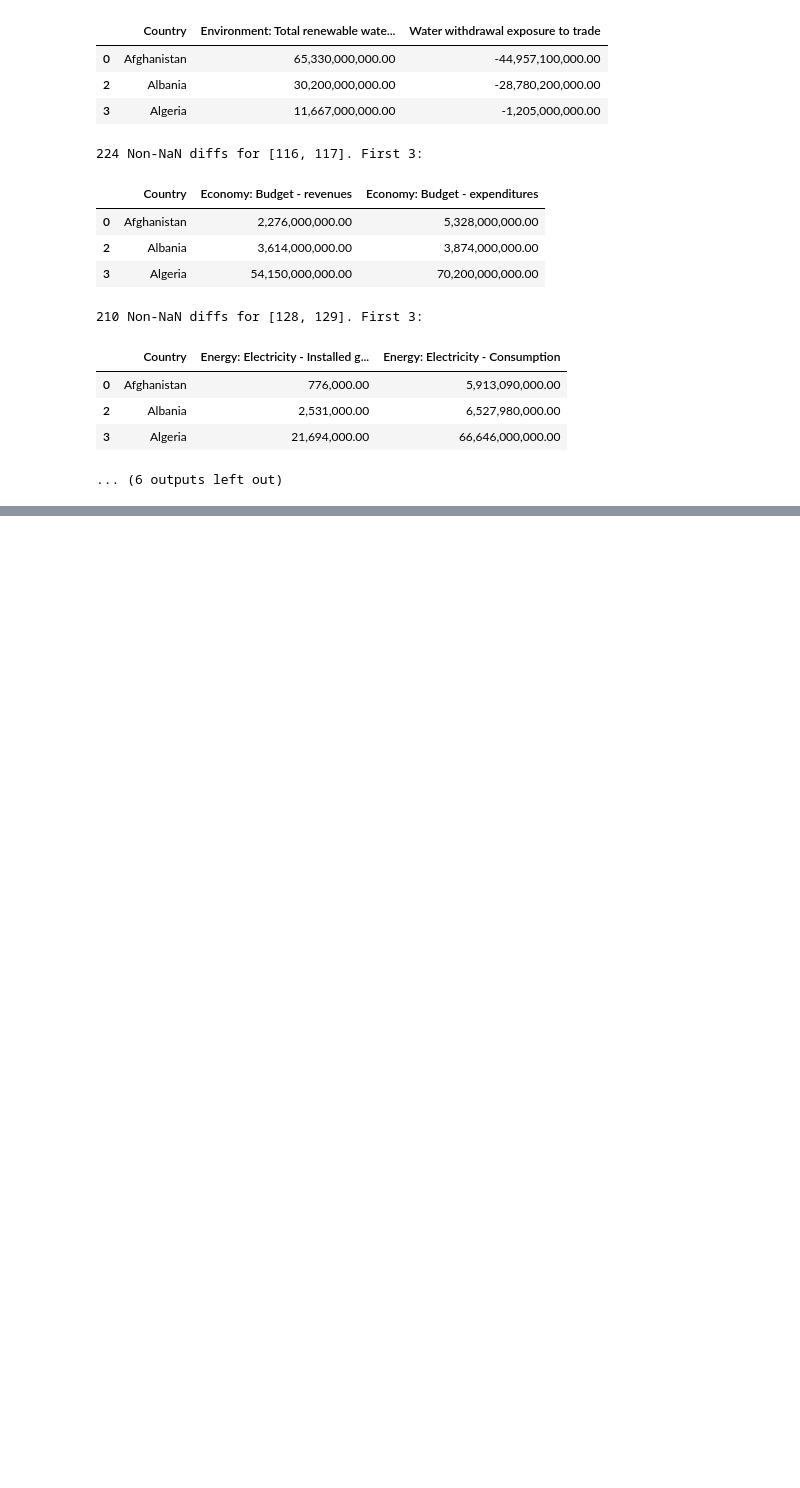
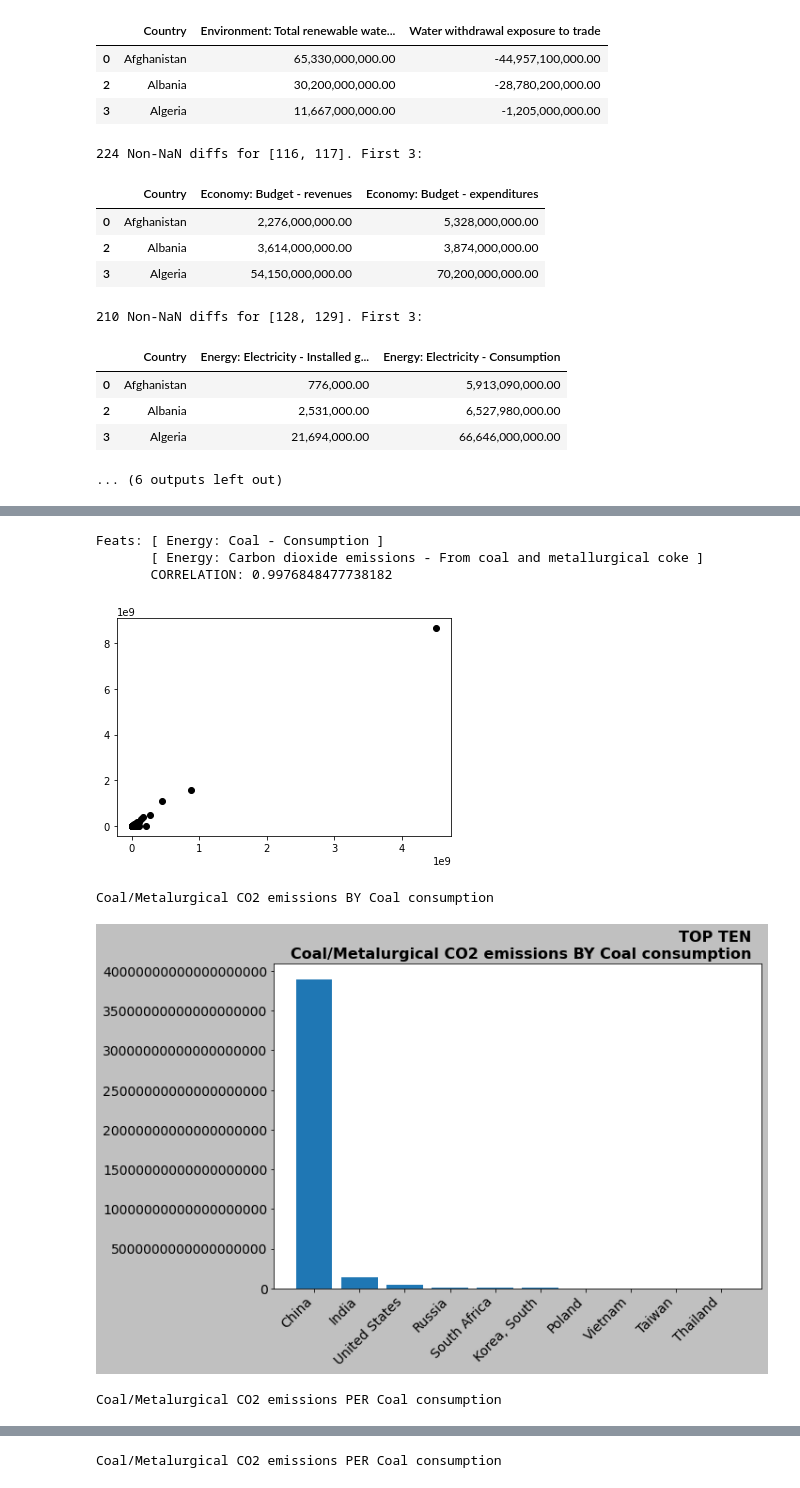
Before and after one commit to romstroller/ciaFactbook, a Jupyter notebook: ciaFBtest.ipynb, the cells around one changed output, grey strips where cells are left out. Saved outputs shown, nothing was run; the diff lists cells and outputs as text; code cells hidden in the pictures; blank space fills up the shorter version.

Commit message:
coimpleted scatterplots for select correl'tns

```diff
--- a/ciaFBtest.ipynb
+++ b/ciaFBtest.ipynb
@@ -1374,8 +1374,20 @@ COMP: Transportation: Airports - with paved runways - 1,524 to 2,437 m
 #       pattern, like a linear correlation, is present, and also for
 #       an alternative view on observations made with different techniques.
 
-def plotScttr( _df, ft ):
-    print( f"Feats: [ {ft[ 0 ]} ]\n       [ {ft[ 1 ]} ]" )
-    plt.plot( _df[ ft[ 0 ] ], df[ ft[ 1 ] ], 'o', color='black' )
+def plotScttr( _df, fts ):
+    bCol, cPos = [ list( _df.columns ).index( ft ) for ft in fts ]
+    print( f"Feats: [ {fts[ 0 ]} ]\n       [ {fts[ 1 ]} ]"
+           f"\n       CORRELATION: {correlDict[ fset( [ bCol, cPos ] ) ]}" )
+    plt.plot( _df[ fts[ 0 ] ], df[ fts[ 1 ] ], 'o', color='black' )
     plt.show()
+
+
+def plotScttrDbl( _df, fts, fts2 ):
+    for ft in [ fts, fts2 ]: print( f"Fts: [ {ft[ 0 ]} ]\n     [ {ft[ 1 ]} ]" )
+    fig, (ax1, ax2) = plt.subplots( 1, 2, sharey='all' )  # 1 row, 2 col
+    ax1.scatter( _df[ fts[ 0 ] ], _df[ fts[ 1 ] ], c='blue' )
+    ax2.scatter( _df[ fts2[ 0 ] ], _df[ fts2[ 1 ] ], c='red' )
+    ax1.set_xlabel( fts[ 1 ] )
+    ax2.set_xlabel( fts2[ 1 ] )
+    plt.show()
 # %%
@@ -1396 +1407,40 @@ Feats: [ Economy: Budget - revenues ]
 [figure]
+# %%
+# CO2 EMISSIONS
+
+# The world's clustering for CO2 emissions vs coal consumption
+#   China off in the distance
+yFeat = 'Energy: Carbon dioxide emissions - From coal and metallurgical coke'
+plotScttr( df, [ 'Energy: Coal - Consumption', yFeat ] )
+
+# identifying the extremes (each x by common y).
+df[ 'Coal/Metalurgical CO2 emissions BY Coal consumption' ] = (
+    df[ yFeat ] * df[ 'Energy: Coal - Consumption' ])
+
+showTopTen( 'Coal/Metalurgical CO2 emissions BY Coal consumption', df )
+
+# While we are looking at these features, an interesting insight:
+#   Scoring the dirtiest coal consumption. Hi there Australia!
+
+df[ 'Coal/Metalurgical CO2 emissions PER Coal consumption' ] = (
+    df[ 'Energy: Coal - Consumption' ] / df[ yFeat ])
+
+showTopTen( 'Coal/Metalurgical CO2 emissions PER Coal consumption', df,
+    subtitle='Dirtiest emitters per unit consumed' )
+showTopTen( 'Coal/Metalurgical CO2 emissions PER Coal consumption', df,
+    subtitle='Cleanest emitters per unit consumed', asc=True )
+
+# Missing data for costa rica and paraguay?  - go back and dropna
+for country in [ "Costa Rica", "Paraguay" ] :
+    for feat in [
+        'Energy: Carbon dioxide emissions - From coal and metallurgical coke',
+        'Energy: Coal - Consumption'
+        ]: getRank( df, country, feat ); print('\n')
+# %% [output]
+Feats: [ Energy: Coal - Consumption ]
+       [ Energy: Carbon dioxide emissions - From coal and metallurgical coke ]
+       CORRELATION: 0.9976848477738182
+[figure, added]
+Coal/Metalurgical CO2 emissions BY Coal consumption
+[figure, added]
+Coal/Metalurgical CO2 emissions PER Coal consumption
@@ -1396,0 +1448 @@ Feats: [ Economy: Budget - revenues ]
+Coal/Metalurgical CO2 emissions PER Coal consumption
```
Also changed, not shown: parts of 6 cells of this notebook.
